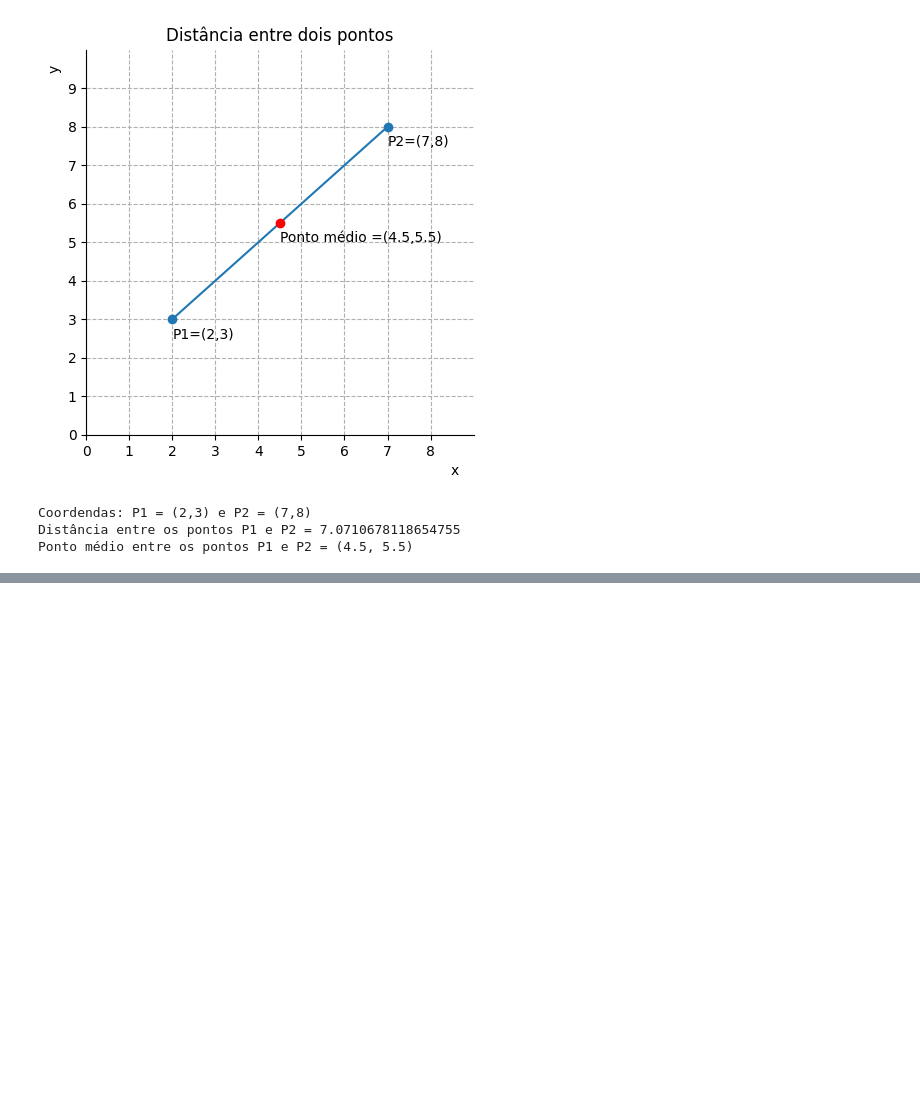
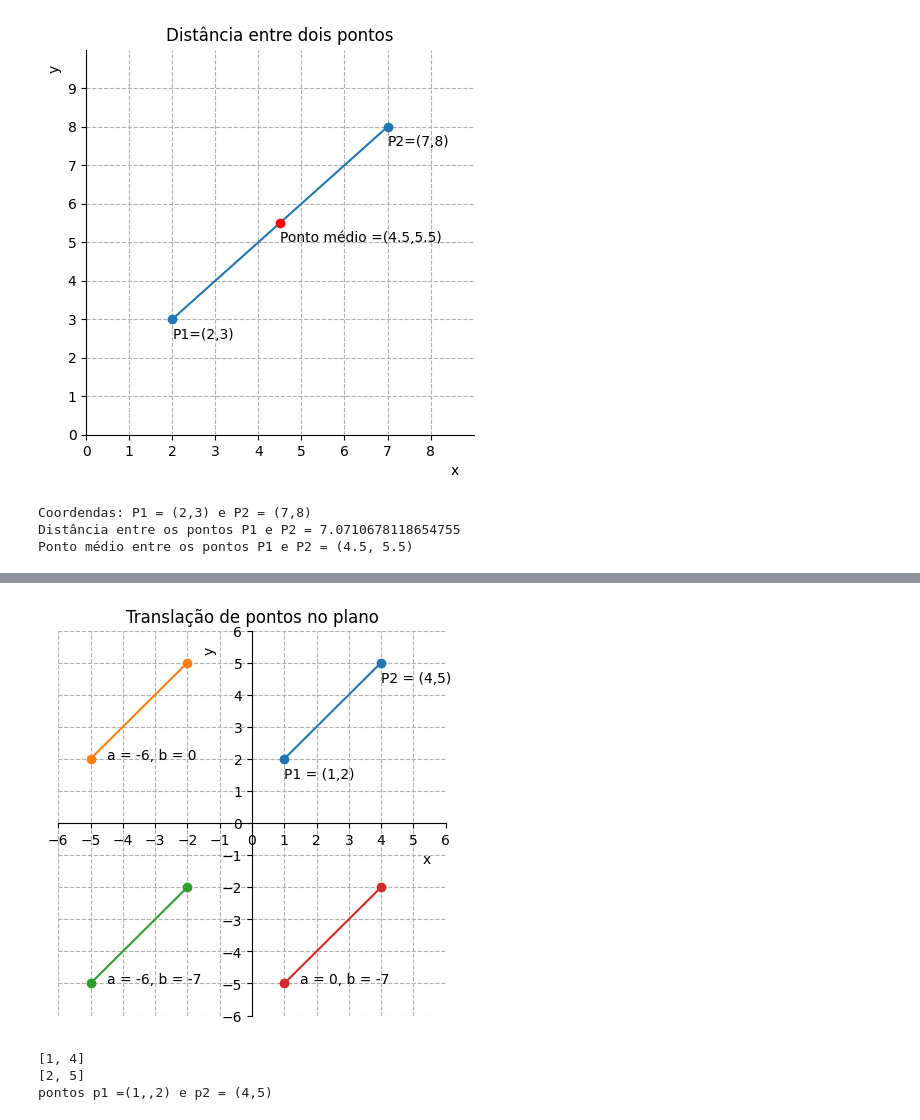
Before and after one commit to danielcs-prof/manchine-learning, a Jupyter notebook: calculo/cap01/aula01-planoCartesiano.ipynb, the cells around one changed output, grey strips where cells are left out. Saved outputs shown, nothing was run; the diff lists cells and outputs as text; code cells hidden in the pictures; blank space fills up the shorter version.

```diff
--- a/calculo/cap01/aula01-planoCartesiano.ipynb
+++ b/calculo/cap01/aula01-planoCartesiano.ipynb
@@ -217,0 +222,79 @@ Ponto médio entre os pontos P1 e P2 = (4.5, 5.5)
+# %%
+import numpy as np
+import matplotlib.pyplot as plt
+
+#1 - CARREGAMENTO OU GERAÇÃO DOS DADOS
+
+x = np.arange(-4,5,1)
+y = np.arange(-4,5,1)
+
+coordenadas = [(1,2),(4,5)]
+px = [ponto[0] for ponto in coordenadas]
+py = [ponto[1] for ponto in coordenadas]
+
+#2 - CÁLCULO
+# deslocamento para o segundo quadrante
+a2 = -6
+b2 = 0
+pxa2 = np.array(px) + a2
+pyb2 = np.array(py) + b2
+
+# deslocamento para o terceiro quadrante
+a3 = -6
+b3 = -7
+pxa3 = np.array(px) + a3
+pyb3 = np.array(py) + b3
+
+# deslocamento para o quarto quadrante
+a4 = 0
+b4 = -7
+pxa4 = np.array(px) + a4
+pyb4 = np.array(py) + b4
+
+#3 - CRIAR GRÁFICO E EIXOS
+fig, ax = plt.subplots(figsize = (5,5))
+
+#4 - TITULOS E LEGENDAS
+plt.title('Translação de pontos no plano')
+
+#5 - CONFIGURAÇÃO DOS EIXOS
+ax.spines['top'].set_color('none')
+ax.spines['right'].set_color('none')
+ax.spines['left'].set_position('zero')
+ax.spines['bottom'].set_position('zero')
+ax.set_xlabel('x',x=0.95)
+ax.set_ylabel('y',y=0.95)
+
+#6 - CONFIGURAÇÃO DO GRID E ESCALA
+ax.set_xlim(np.min(x)-2,np.max(x)+2)
+ax.set_ylim(np.min(y)-2,np.max(y)+2)
+ax.set_xticks( np.arange(np.min(x)-2,np.max(x)+3))
+ax.set_yticks( np.arange(np.min(y)-2,np.max(y)+3))
+ax.grid(True,linestyle='--')
+
+#7 - PLOTAR OS DADOS
+plt.plot(px,py,marker='o')
+ax.text(px[0],py[0]-0.6,f'P1 = ({px[0]},{py[0]})')
+ax.text(px[1],py[1]-0.6,f'P2 = ({px[1]},{py[1]})')
+
+plt.plot(pxa2,pyb2,marker='o')
+ax.text(pxa2[0]+0.5,pyb2[0],f'a = {a2}, b = {b2}')
+
+plt.plot(pxa3,pyb3,marker='o')
+ax.text(pxa3[0]+0.5,pyb3[0],f'a = {a3}, b = {b3}')
+
+plt.plot(pxa4,pyb4,marker='o')
+ax.text(pxa4[0]+0.5,pyb4[0],f'a = {a4}, b = {b4}')
+
+#8 - EXIBE O GRÁFICO
+plt.show()
+
+#9 - EXIBIR RESULTADO NO CONSOLE
+print(px)
+print(py)
+print(f'pontos p1 =({px[0]},,{py[0]}) e p2 = ({px[1]},{py[1]})')
+# %% [output]
+[figure, added]
+[1, 4]
+[2, 5]
+pontos p1 =(1,,2) e p2 = (4,5)
```
Also changed, not shown: parts of 2 cells of this notebook.
